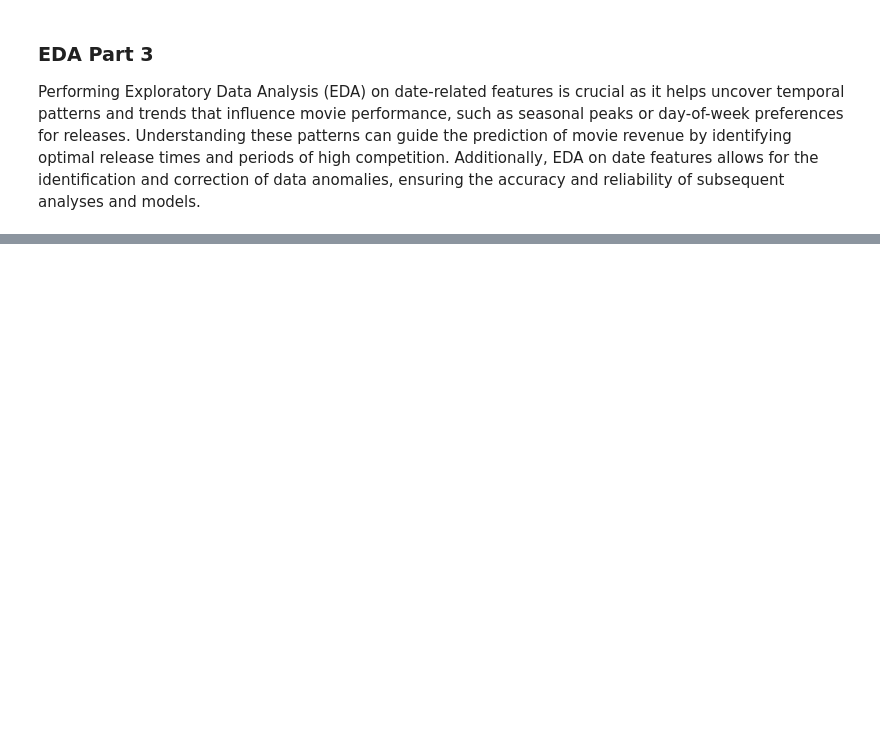
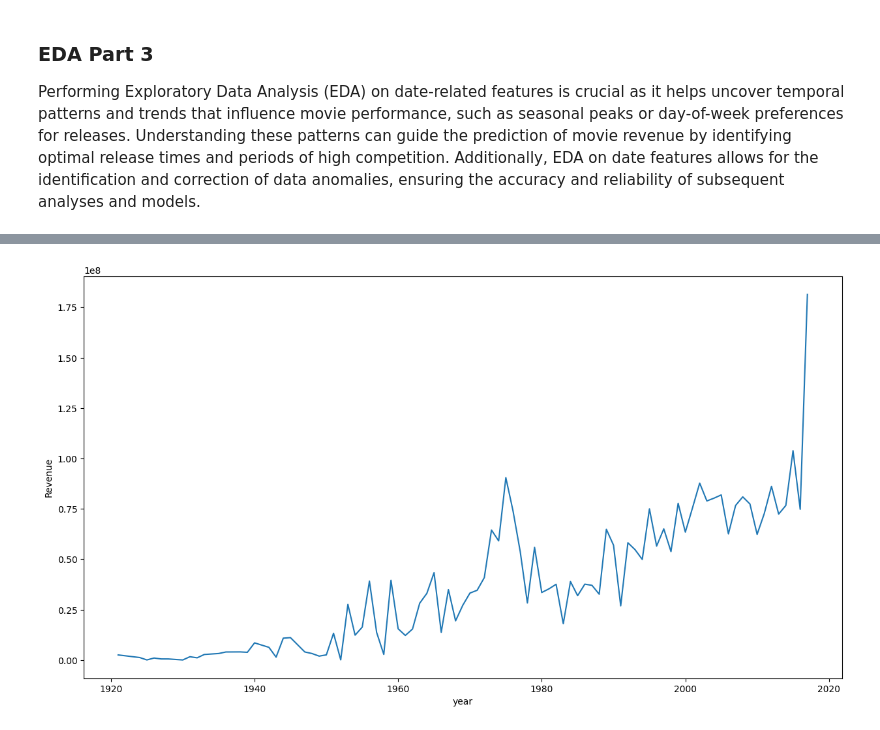
Before and after one commit to samyaknd/movie-revenue-prediction, a Jupyter notebook: movie_revenue_predict.ipynb, the cells around one changed output, grey strips where cells are left out. Saved outputs shown, nothing was run; the diff lists cells and outputs as text; code cells hidden in the pictures; blank space fills up the shorter version.

```diff
--- a/movie_revenue_predict.ipynb
+++ b/movie_revenue_predict.ipynb
@@ -273,0 +292,9 @@ Text(0, 0.5, 'No of releases')
+# %%
+plt.figure(figsize=(15,8))
+yearly=train.groupby(train['release_year'])['revenue'].agg('mean')
+plt.plot(yearly.index,yearly)
+plt.xlabel('year')
+plt.ylabel("Revenue")
+plt.savefig('fig')
+# %% [output]
+[figure, added]
```
Also changed, not shown: parts of 13 cells of this notebook.
